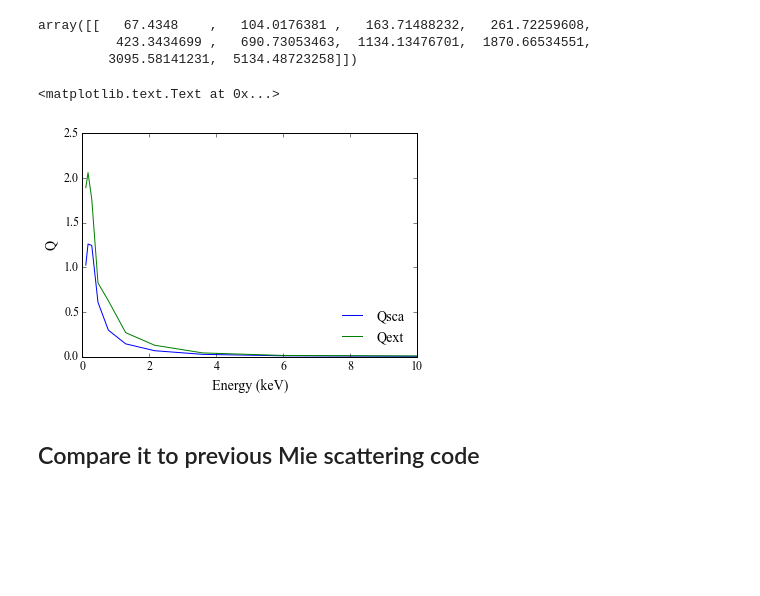
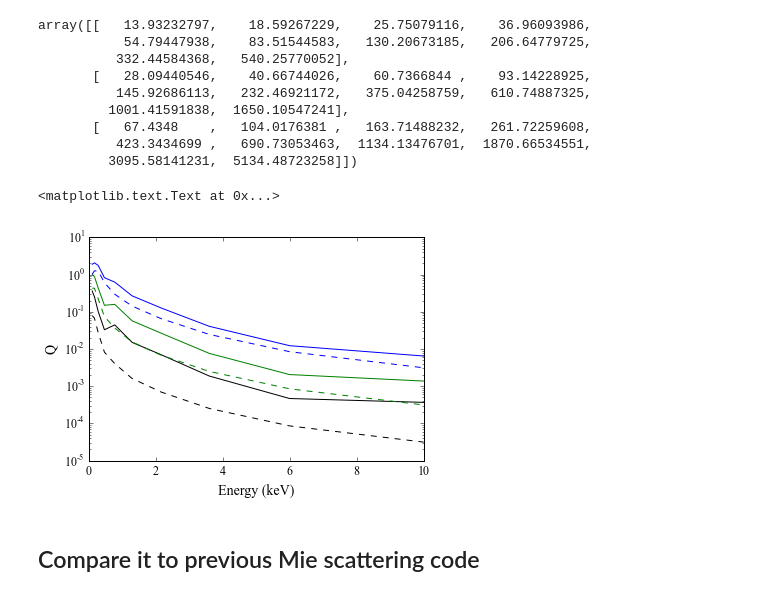
Before and after one commit to eblur/dust, a Jupyter notebook: examples/bhmie_vs_old.ipynb, the cells around one changed output. Drawn from its saved outputs; the diff is of its cells as text; code cells hidden in the pictures; blank space fills up the shorter version.

```diff
--- a/examples/bhmie_vs_old.ipynb
+++ b/examples/bhmie_vs_old.ipynb
@@ -7,7 +7,7 @@ import matplotlib.pyplot as plt
 from astrodust.extinction.bhmie import *
 from astrodust.distlib.composition import cmindex as cmi
 # %%
-A   = 0.1 # grain radius, in microns
+A   = np.logspace(-2, -1, 3) # grain radius, in microns
 E   = np.logspace(-1, 1, 10)
 # %%
 bhm = BHmie(A, E, cmi.CmSilicate())
@@ -21,24 +21,31 @@ Wall time: 5.25 s
 # %%
 bhm.X + 4.0 * np.power( bhm.X, 0.3333 ) + 2.0
 # %% [output]
-array([[   67.4348    ,   104.0176381 ,   163.71488232,   261.72259608,
+array([[   13.93232797,    18.59267229,    25.75079116,    36.96093986,
+           54.79447938,    83.51544583,   130.20673185,   206.64779725,
+          332.44584368,   540.25770052],
+       [   28.09440546,    40.66744026,    60.7366844 ,    93.14228925,
+          145.92686113,   232.46921172,   375.04258759,   610.74887325,
+         1001.41591838,  1650.10547241],
+       [   67.4348    ,   104.0176381 ,   163.71488232,   261.72259608,
           423.3434699 ,   690.73053463,  1134.13476701,  1870.66534551,
          3095.58141231,  5134.48723258]])
 # %%
-def plot_bhmie(ax, bh):
-    ax.plot(E, bhm.Qsca[0,:], label='Qsca')
-    ax.plot(E, bhm.Qext[0,:], label='Qext')
+def plot_bhmie(ax, bh, n_a=0, **kwargs):
+    ax.plot(E, bhm.Qsca[n_a,:], '--', **kwargs)
+    ax.plot(E, bhm.Qext[n_a,:], **kwargs)
     ax.tick_params(labelsize=12)
-    plt.legend(loc='lower right', fontsize=14)
 
 ax = plt.subplot(111)
-plot_bhmie(ax, bhm)
-#plt.loglog()
+plot_bhmie(ax, bhm, color='k')
+plot_bhmie(ax, bhm, 1, color='g')
+plot_bhmie(ax, bhm, 2, color='b')
+plt.semilogy()
 plt.xlabel("Energy (keV)", size=14)
 plt.ylabel("Q", size=14)
 # %% [output]
 <matplotlib.text.Text at 0x...>
-[figure, old version]
+[figure, new version]
 # %% [markdown]
 ## Compare it to previous Mie scattering code
 # %%
```
Also changed, not shown: parts of 19 cells of this notebook.
